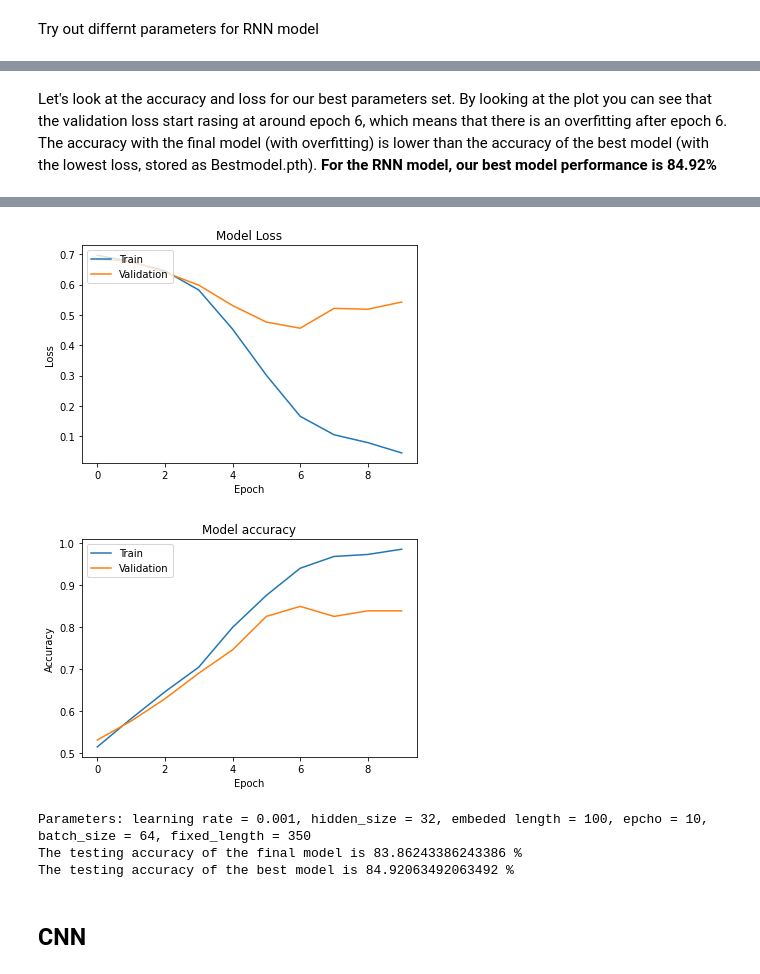
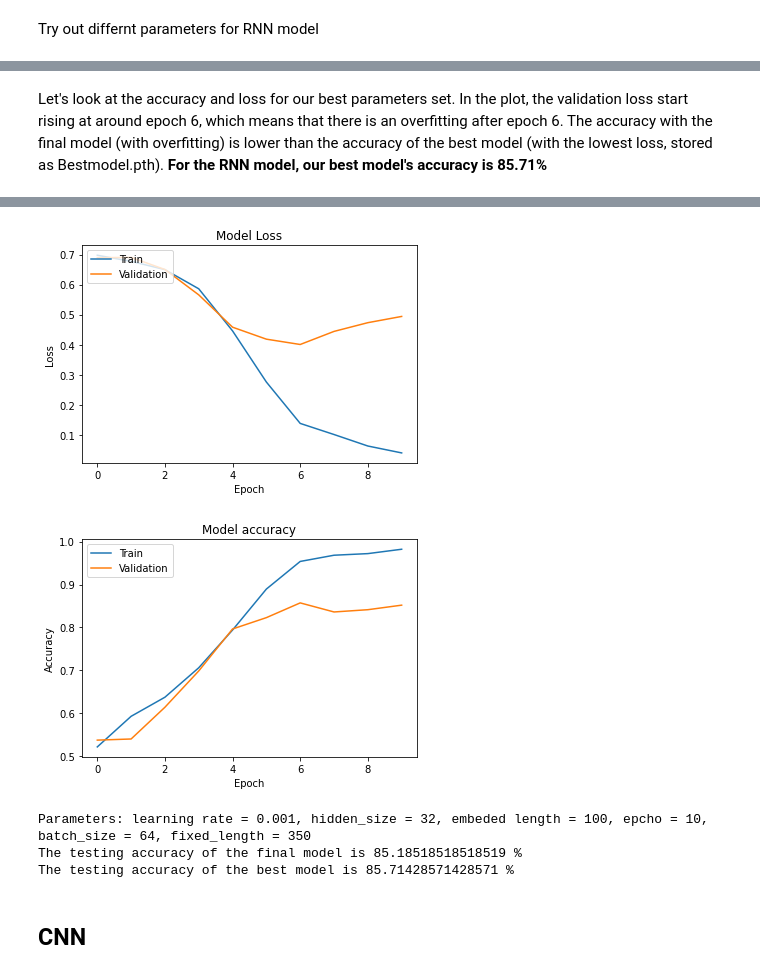
Before and after one commit to szuchiali/Stock-Prediction-with-daily-news-headlines, a Jupyter notebook: Stock_Price_Prediction_with_daily_News_Headlines.ipynb, the cells around one changed output, grey strips where cells are left out. Cells and saved outputs as stored; diff of their text form; code cells hidden in the pictures.

```diff
--- a/Stock_Price_Prediction_with_daily_News_Headlines.ipynb
+++ b/Stock_Price_Prediction_with_daily_News_Headlines.ipynb
@@ -291,7 +291,6 @@ def preprocess(name):
 
   # replace characters except alphabet with blank
   text.replace("[^a-zA-Z]", " ", regex=True, inplace=True)
-  text.replace("b", " ", regex=True, inplace=True) # there is b in the front of the text, which is meaningless
   text.columns = [str(i) for i in [j for j in range(25)]]
   for i in text.columns:
     text[i] = text[i].str.lower()
@@ -512,21 +511,22 @@ def evaluating(model, valid_iter, criterion, optimizer, device):
   valid_acc = correct/total
   return valid_loss, valid_acc
 
+def testing(name, test_iter, device, learning_rate, hidden_size):
+  model = load_model(name, device, hidden_size) # load the BestModel.pth
+  model = model.to(device)
+  criterion = nn.CrossEntropyLoss()
+  optimizer = torch.optim.Adam(model.parameters(), lr=learning_rate)
+  loss, acc = evaluating(model, test_iter, criterion, optimizer, device)
+  return 100*acc
+
 def testing1(model, test_iter, device, learning_rate):
   criterion = nn.CrossEntropyLoss()
   optimizer = torch.optim.Adam(model.parameters(), lr=learning_rate)
   loss, acc = evaluating(model, test_iter, criterion, optimizer, device)
   return 100*acc
 
-def testing(name, test_iter, device, learning_rate):
-  model = load_model(name, device) # load the BestModel.pth
-  model = model.to(device)
-  criterion = nn.CrossEntropyLoss()
-  optimizer = torch.optim.Adam(model.parameters(), lr=learning_rate)
-  loss, acc = evaluating(model, test_iter, criterion, optimizer, device)
-  return 100*acc
 
-def load_model(name, device):
+def load_model(name, device, hidden_size):
   if name == 'RNNModel':
     model = RNNModel(2, hidden_size, 100)
   else:
@@ -680,5 +733,5 @@ Test Accuracy:  82.27513227513228 %
 # %% [markdown]
-Let's look at the accuracy and loss for our best parameters set. By looking at the plot you can see that the validation loss start rasing at around epoch 6, which means that there is an overfitting after epoch 6. The accuracy with the final model (with overfitting) is lower than the accuracy of the best model (with the lowest loss, stored as Bestmodel.pth). **For the RNN model, our best model performance is 84.92%**
+Let's look at the accuracy and loss for our best parameters set. In the plot, the validation loss start rising at around epoch 6, which means that there is an overfitting after epoch 6. The accuracy with the final model (with overfitting) is lower than the accuracy of the best model (with the lowest loss, stored as Bestmodel.pth). **For the RNN model, our best model's accuracy is 85.71%**
 # %%
 #BEST MODEL FOR RNN
 #Trainging parameters
@@ -696,7 +749,7 @@ train_loss, train_acc, validation_loss, validation_acc = trainandeval(rnn_model,
 plot_loss(train_loss, validation_loss)
 plot_acc(train_acc, validation_acc)
 rnn_test_acc = testing1(rnn_model, test_iter, device, learning_rate)
-rnn_test_acc1 = testing("RNNModel", test_iter, device, learning_rate)
+rnn_test_acc1 = testing("RNNModel", test_iter, device, learning_rate, hidden_size)
 print(f"Parameters: learning rate = {learning_rate}, hidden_size = {hidden_size}, embeded length = {embedding_length}, epcho = {epochs}, batch_size = {BATCH_SIZE}, fixed_length = {FIX_LEN}")
 print("The testing accuracy of the final model is", rnn_test_acc, "%")
 print("The testing accuracy of the best model is", rnn_test_acc1, "%")# the model with the lowest loss
@@ -724,8 +777,8 @@ Epoch: 10 Training Accuracy:  0.984970477724101 Valid Accuracy:  0.8386243386243
-[figure, old version]
+[figure, new version]
-[figure, old version]
+[figure, new version]
 Parameters: learning rate = 0.001, hidden_size = 32, embeded length = 100, epcho = 10, batch_size = 64, fixed_length = 350
-The testing accuracy of the final model is 83.86243386243386 %
-The testing accuracy of the best model is 84.92063492063492 %
+The testing accuracy of the final model is 85.18518518518519 %
+The testing accuracy of the best model is 85.71428571428571 %
 # %% [markdown]
 ## CNN
 # %% [markdown]
```
Also changed, not shown: parts of 15 cells of this notebook.
